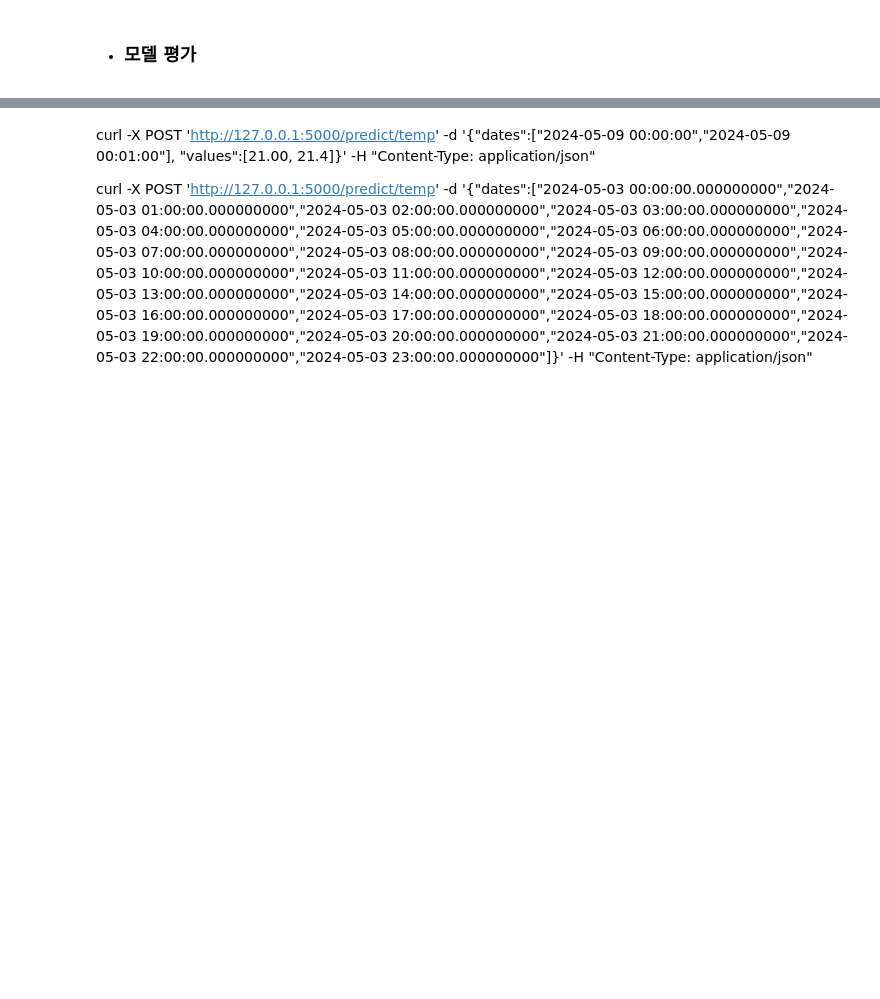
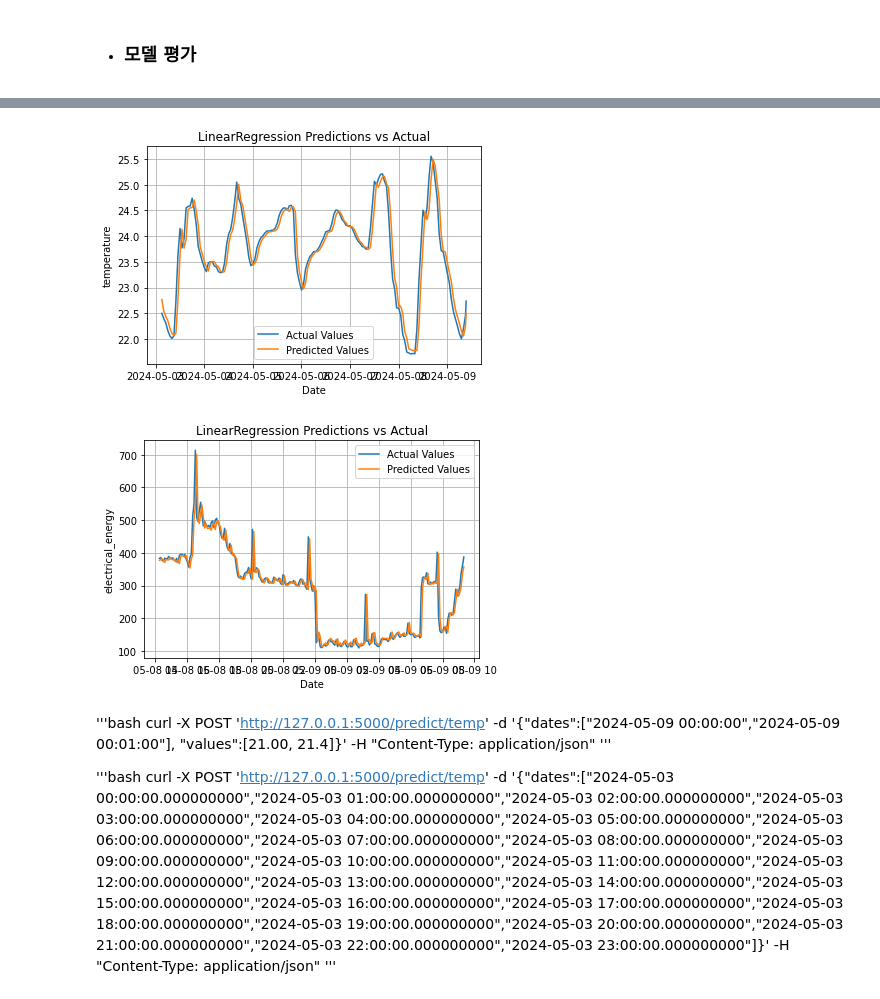
Before and after one commit to nhnacademy-aiot1-team3/ai-service, a Jupyter notebook: data_analysis.ipynb, the cells around one changed output, grey strips where cells are left out. Saved outputs shown, nothing was run; the diff lists cells and outputs as text; code cells hidden in the pictures; blank space fills up the shorter version.

```diff
--- a/data_analysis.ipynb
+++ b/data_analysis.ipynb
@@ -414,3 +474,25 @@ def evaluate_models():
                             'Mean Squared Error': mse,
                             'Root Mean Squared Error': rmse,
                             'R² Score': r2}
+# %%
+# 예측 그래프으로 그리기
+def draw_prediction(sensor_type, model_name, X_test, y_test, y_pred):
+    X_test_sorted = y_test.index
+    y_test_sorted = y_test
+    y_pred_sorted = y_pred
+
+    if model_name=='RandomForest':
+        sorted_indices = np.argsort(X_test[:, 0])
+        X_test_sorted = X_test[sorted_indices]
+        y_test_sorted = y_test.iloc[sorted_indices]
+        y_pred_sorted = y_pred[sorted_indices]
+
+    plt.figure()
+    plt.plot(X_test_sorted, y_test_sorted, label='Actual Values')
+    plt.plot(X_test_sorted, y_pred_sorted, label='Predicted Values')
+    plt.title(f'{model_name} Predictions vs Actual')
+    plt.xlabel('Date')
+    plt.ylabel(sensor_type)
+    plt.legend()
+    plt.grid()
+    plt.show()
@@ -425,4 +525,14 @@ for sensor, models in accuracies.items():
+# %%
+for sensor, models in accuracies.items():
+    draw_prediction(sensor, 'LinearRegression', X_tests[sensor], y_tests[sensor], predictions[sensor])
+# %% [output]
+[figure, added]
+[figure, added]
 # %% [markdown]
+'''bash
 curl -X POST 'http://127.0.0.1:5000/predict/temp' -d '{"dates":["2024-05-09 00:00:00","2024-05-09 00:01:00"], "values":[21.00, 21.4]}' -H "Content-Type: application/json"
+'''
 
+'''bash
 curl -X POST 'http://127.0.0.1:5000/predict/temp' -d '{"dates":["2024-05-03 00:00:00.000000000","2024-05-03 01:00:00.000000000","2024-05-03 02:00:00.000000000","2024-05-03 03:00:00.000000000","2024-05-03 04:00:00.000000000","2024-05-03 05:00:00.000000000","2024-05-03 06:00:00.000000000","2024-05-03 07:00:00.000000000","2024-05-03 08:00:00.000000000","2024-05-03 09:00:00.000000000","2024-05-03 10:00:00.000000000","2024-05-03 11:00:00.000000000","2024-05-03 12:00:00.000000000","2024-05-03 13:00:00.000000000","2024-05-03 14:00:00.000000000","2024-05-03 15:00:00.000000000","2024-05-03 16:00:00.000000000","2024-05-03 17:00:00.000000000","2024-05-03 18:00:00.000000000","2024-05-03 19:00:00.000000000","2024-05-03 20:00:00.000000000","2024-05-03 21:00:00.000000000","2024-05-03 22:00:00.000000000","2024-05-03 23:00:00.000000000"]}' -H "Content-Type: application/json"
+'''
```
Also changed, not shown: parts of 12 cells of this notebook, 1 other file.
